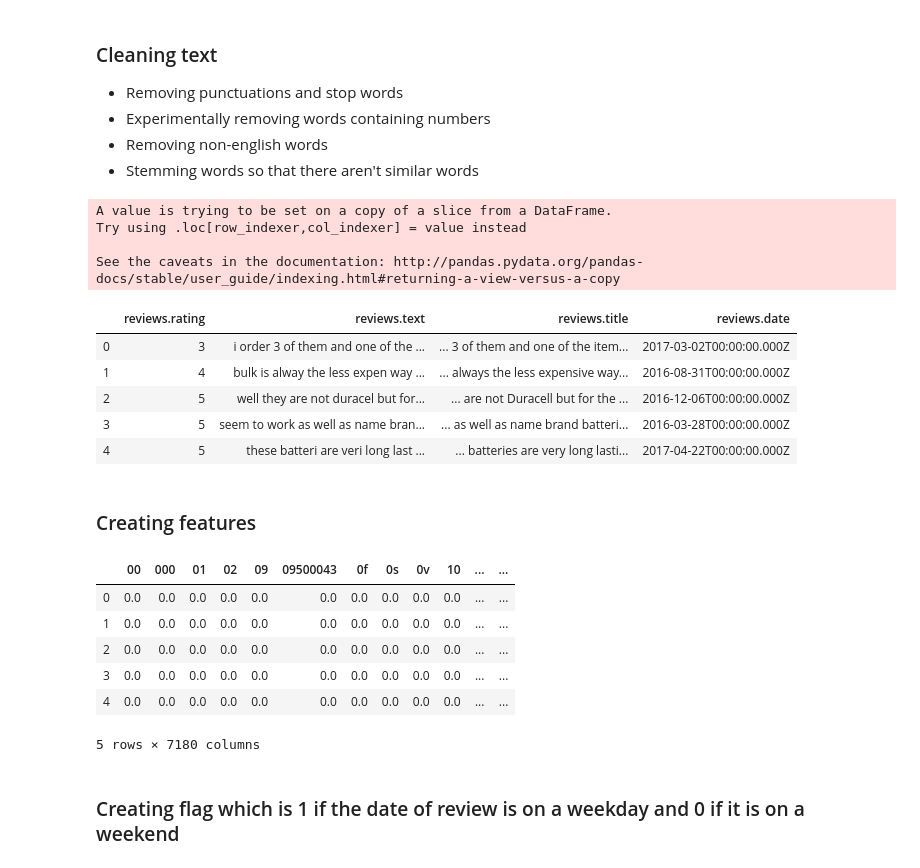
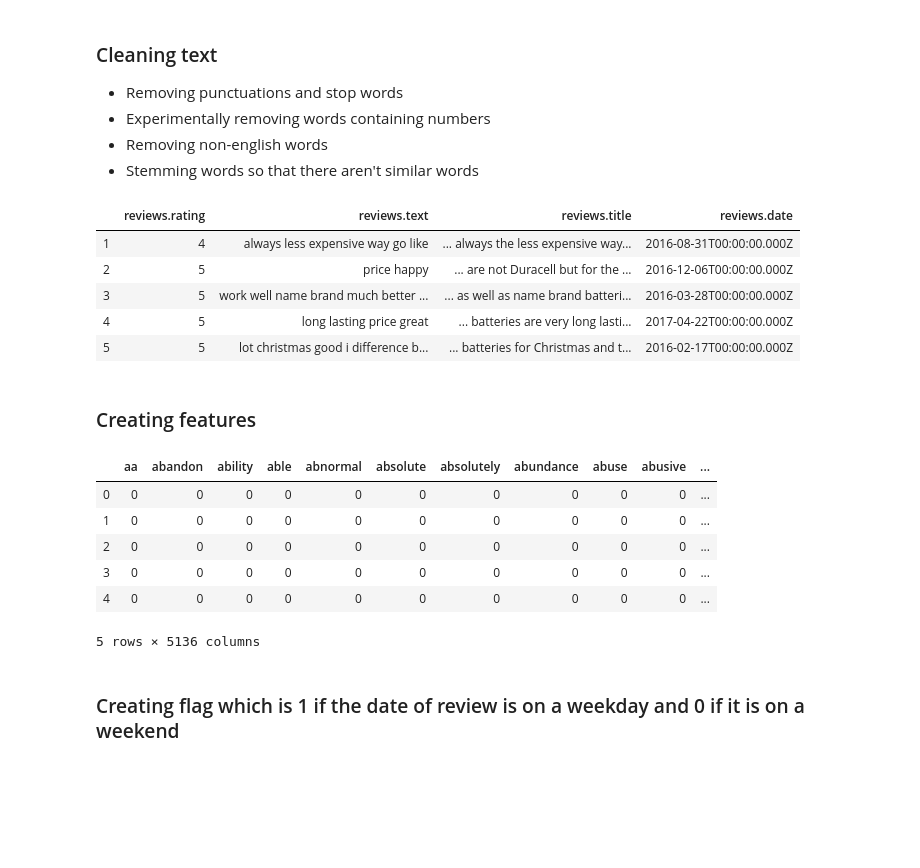
Before and after one commit to vishalkumarmishra7/TCD-work, a Jupyter notebook: Text Analytics/Predicting Day of Week from review text in amazon reviews/Step2 - Model Improvement and Feature Importances/Model.ipynb, the cells around one changed output. Drawn from its saved outputs; the diff is of its cells as text; code cells hidden in the pictures; blank space fills up the shorter version.

```diff
--- a/Text Analytics/Predicting Day of Week from review text in amazon reviews/Step2 - Model Improvement and Feature Importances/Model.ipynb
+++ b/Text Analytics/Predicting Day of Week from review text in amazon reviews/Step2 - Model Improvement and Feature Importances/Model.ipynb
@@ -26,5 +27,13 @@ from sklearn.decomposition import PCA
 # %%
 df = pd.read_csv(dest+"Datafiniti_Amazon_Consumer_Reviews_of_Amazon_Products_May19.csv")
 df2 = df[['reviews.rating','reviews.text','reviews.title','reviews.date']]
-df2.head()
+
+s = np.random.uniform(high = df2.shape[0]-1, low = 0, size = round(0.2*df2.shape[0]))
+s = np.unique(s.round())
+
+dfv2 = df2.iloc[s,:]
+dft2 = df2.drop(index = s)
+
+print(df2.shape,dft2.shape,dfv2.shape)
+dft2.head()
 # %% [output]
@@ -41,49 +51,51 @@ df2.head()
 - Removing non-english words
 - Stemming words so that there aren't similar words
 # %%
-# stop_words = set(stopwords.words('english'))
-# words = set(nltk.corpus.words.words())
+stop_words = set(stopwords.words('english'))
+words = set(nltk.corpus.words.words())
 ps = nltk.stem.PorterStemmer()
 
 tokenizer = RegexpTokenizer(r'\w+')
-df2['reviews.text'] = df2['reviews.text'].map(lambda x: ' '.join([ps.stem(w).lower() for w in tokenizer.tokenize(x)]))
-df2.head()
+dft2['reviews.text'] = dft2['reviews.text'].map(lambda x: ' '.join([w.lower() for w in tokenizer.tokenize(x) if (not (w in stop_words)) and (w in words) and (any(char.isdigit() for char in w) == False)]))
+dft2.head()
 
+# ps.stem(w)
 # if (not (w in stop_words)) and (w in words) and (any(char.isdigit() for char in w) == False)
 # %% [output]
-A value is trying to be set on a copy of a slice from a DataFrame.
-Try using .loc[row_indexer,col_indexer] = value instead
-
-See the caveats in the documentation: http://pandas.pydata.org/pandas-docs/stable/user_guide/indexing.html#returning-a-view-versus-a-copy
 |  | reviews.rating | reviews.text | reviews.title | reviews.date |
-| 0 | 3 | i order 3 of them and one of the ... | ... 3 of them and one of the item... | 2017-03-02T00:00:00.000Z |
-| 1 | 4 | bulk is alway the less expen way ... | ... always the less expensive way... | 2016-08-31T00:00:00.000Z |
-| 2 | 5 | well they are not duracel but for... | ... are not Duracell but for the ... | 2016-12-06T00:00:00.000Z |
-| 3 | 5 | seem to work as well as name bran... | ... as well as name brand batteri... | 2016-03-28T00:00:00.000Z |
-| 4 | 5 | these batteri are veri long last ... | ... batteries are very long lasti... | 2017-04-22T00:00:00.000Z |
+| 1 | 4 | always less expensive way go like | ... always the less expensive way... | 2016-08-31T00:00:00.000Z |
+| 2 | 5 | price happy | ... are not Duracell but for the ... | 2016-12-06T00:00:00.000Z |
+| 3 | 5 | work well name brand much better ... | ... as well as name brand batteri... | 2016-03-28T00:00:00.000Z |
+| 4 | 5 | long lasting price great | ... batteries are very long lasti... | 2017-04-22T00:00:00.000Z |
+| 5 | 5 | lot christmas good i difference b... | ... batteries for Christmas and t... | 2016-02-17T00:00:00.000Z |
 # %% [markdown]
 ### Creating features
 # %%
-pca = PCA(n_components = 50)
+# pca = PCA(n_components = 50)
 
-# vectorizer = CountVectorizer(analyzer='word',ngram_range=(1, 1))
+vectorizer = CountVectorizer(analyzer='word',ngram_range=(1, 1))
+# vectorizer = TfidfVectorizer(analyzer='word',ngram_range=(1,1),strip_accents = 'ascii')
+X = vectorizer.fit_transform(dft2['reviews.text'])
+X2 = vectorizer.transform(dfv2['reviews.text'])
 
-vectorizer = TfidfVectorizer(analyzer='word',ngram_range=(1,1),strip_accents = 'ascii')
+dft3 = pd.DataFrame(X.toarray())
+dfv3 = pd.DataFrame(X2.toarray())
 
-X = vectorizer.fit_transform(df2['reviews.text'])
-df3 = pd.DataFrame(X.toarray())
+# dft3 = pd.DataFrame(pca.fit_transform(X.toarray()))
+# dfv3 = pd.DataFrame(pca.fit_transform(X2.toarray()))
 
-# df3 = pd.DataFrame(pca.fit_transform(X.toarray()))
-df3.columns = vectorizer.get_feature_names()
-df3.head()
+dft3.columns = vectorizer.get_feature_names()
+dfv3.columns = vectorizer.get_feature_names()
+
+dft3.head()
 # %% [output]
-|  | 00 | 000 | 01 | 02 | 09 | 09500043 | 0f | 0s | 0v | 10 | ... | ... |
-| 0 | 0.0 | 0.0 | 0.0 | 0.0 | 0.0 | 0.0 | 0.0 | 0.0 | 0.0 | 0.0 | ... | ... |
-| 1 | 0.0 | 0.0 | 0.0 | 0.0 | 0.0 | 0.0 | 0.0 | 0.0 | 0.0 | 0.0 | ... | ... |
-| 2 | 0.0 | 0.0 | 0.0 | 0.0 | 0.0 | 0.0 | 0.0 | 0.0 | 0.0 | 0.0 | ... | ... |
-| 3 | 0.0 | 0.0 | 0.0 | 0.0 | 0.0 | 0.0 | 0.0 | 0.0 | 0.0 | 0.0 | ... | ... |
-| 4 | 0.0 | 0.0 | 0.0 | 0.0 | 0.0 | 0.0 | 0.0 | 0.0 | 0.0 | 0.0 | ... | ... |
+|  | aa | abandon | ability | able | abnormal | absolute | absolutely | abundance | abuse | abusive | ... |
+| 0 | 0 | 0 | 0 | 0 | 0 | 0 | 0 | 0 | 0 | 0 | ... |
+| 1 | 0 | 0 | 0 | 0 | 0 | 0 | 0 | 0 | 0 | 0 | ... |
+| 2 | 0 | 0 | 0 | 0 | 0 | 0 | 0 | 0 | 0 | 0 | ... |
+| 3 | 0 | 0 | 0 | 0 | 0 | 0 | 0 | 0 | 0 | 0 | ... |
+| 4 | 0 | 0 | 0 | 0 | 0 | 0 | 0 | 0 | 0 | 0 | ... |
-5 rows × 7180 columns
+5 rows × 5136 columns
 # %% [markdown]
 ### Creating flag which is 1 if the date of review is on a weekday and 0 if it is on a weekend
 # %%
```
Also changed, not shown: parts of 25 cells of this notebook, 17 other files.
